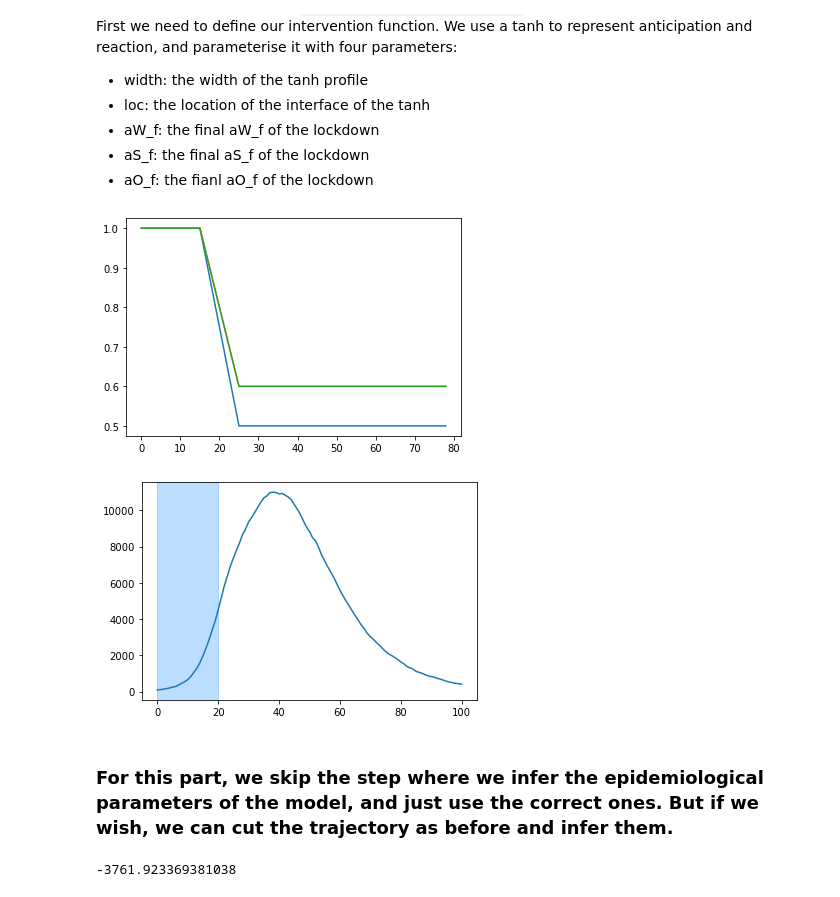
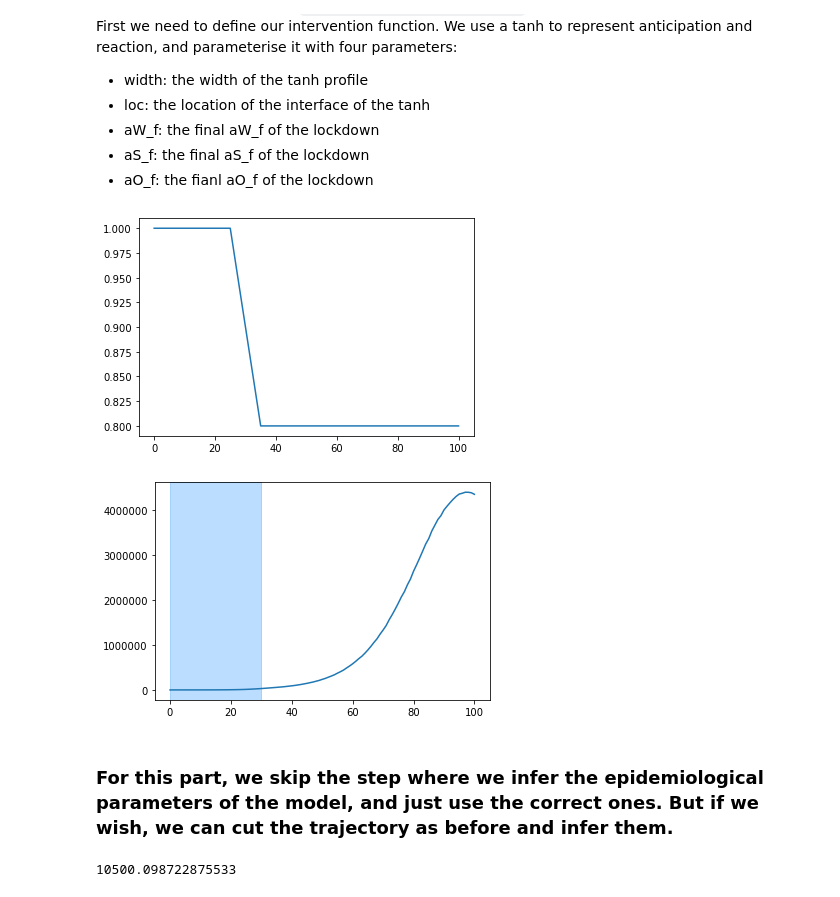
Before and after one commit to rajeshrinet/pyross, a Jupyter notebook: examples/inference/ex09_calibration_SIR.ipynb, the cells around one changed output. Drawn from its saved outputs; the diff is of its cells as text; code cells hidden in the pictures.

```diff
--- a/examples/inference/ex09_calibration_SIR.ipynb
+++ b/examples/inference/ex09_calibration_SIR.ipynb
@@ -72,18 +72,14 @@ for i in range(M):
         CW[i,j] = np.sum( CW0[i1:i1+4,j1:j1+4]  )/Ni[i]
         CS[i,j] = np.sum( CS0[i1:i1+4,j1:j1+4]  )/Ni[i]
         CO[i,j] = np.sum( CO0[i1:i1+4,j1:j1+4]  )/Ni[i]
-
-# rescale the population
-N /= 5e2
-Ni = N*fi
 # %%
 # Generate class with contact matrix for SIR model with UK contact structure
 generator = pyross.contactMatrix.ContactMatrixFunction(CH, CW, CS, CO)
 # %%
-T_intervention = 20
+T_intervention = 30
 times= [T_intervention] # temporal boundaries between different contact-behaviour
 
-aW, aS, aO = 0.5, 0.6, 0.6
+aW, aS, aO = 0.8, 0.7, 0.7
 
 # prefactors for CW, CS, CO:
 interventions = [[1.0,1.0,1.0],      # before first time
@@ -114,7 +110,7 @@ model = pyross.stochastic.SIR(parameters, M, Ni)
 
 # start simulation
 Tf=100;  Nf=Tf+1
-data=model.simulate(S_0, Ia_0, Is_0, C, Tf, Nf)
+data=model.simulate(S_0, Ia_0, Is_0, C, Tf, Nf, method='tau-leaping')
 # %%
 IC  = np.zeros((Nf))
 for i in range(M):
@@ -336,59 +336,73 @@ def approx_tanh(t, width, loc):
     fun_list = [-1, 1, lambda t: 2*(t-loc)/width]
     return np.piecewise(t, cond_list, fun_list)
 
-def intervention_fun(t, width=1, loc=0, aW_f=0, aS_f=0, aO_f=0):
+def intervention_fun(t, M, width=1, loc=0, aW_f=0, aS_f=0, aO_f=0):
     aW = (1-approx_tanh(t, width, loc))/2*(1-aW_f) + aW_f
     aS = (1-approx_tanh(t, width, loc))/2*(1-aS_f) + aS_f
     aO = (1-approx_tanh(t, width, loc))/2*(1-aO_f) + aO_f
-    return aW, aS, aO
+    aW_full = np.full((2, M), aW) # must return the full (2, M) array
+    aS_full = np.full((2, M), aS)
+    aO_full = np.full((2, M), aO)
+    return aW_full, aS_full, aO_full
 
-t = np.linspace(0, Tf, Nf)
-aW_f = 0.5
-aS_f = 0.6
-aO_f = 0.6
+aW_f = 0.8
+aS_f = 0.7
+aO_f = 0.7
+
+
+# plot aW as a function of t
 width = 10
 loc = T_intervention
-
-aW, aS, aO = intervention_fun(t, width, loc, aW_f, aS_f, aO_f)
-plt.plot(t, aW)
-plt.plot(t, aS)
-plt.plot(t, aO)
+time_points = np.linspace(0, 100, 1001)
+aW_time_series = np.empty((1001,), dtype='float')
+for (i, t) in enumerate(time_points):
+    aW_time_series[i] = intervention_fun(t, 4, width, loc, aW_f, aS_f, aO_f)[0][0, 0]
+plt.plot(time_points, aW_time_series)
 plt.show()
 # %% [output]
-[figure, old version]
+[figure, new version]
+# %%
+contactMatrix = generator.intervention_custom_temporal(intervention_fun,
+                                                       width=width, loc=loc,
+                                                       aW_f=aW_f, aS_f=aS_f, aO_f=aO_f)
+
+# initial conditions
+Is_0 = np.ones(M)*20
+Is_0[1] += 10  #make one group different
+Ia_0 = np.zeros((M))*2
+Ia_0[1] += 2
+R_0  = np.zeros((M))
+S_0  = Ni - (Ia_0 + Is_0 + R_0)
+
+# start simulation
+Tf=100;  Nf=Tf+1
+data=model.simulate(S_0, Ia_0, Is_0, contactMatrix, Tf, Nf, method='tau-leaping')
 # %%
-contactMatrix = generator.intervention_custom_temporal(intervention_fun,
-                                                       width=width, loc=loc,
-                                                       aW_f=aW_f, aS_f=aS_f, aO_f=aO_f)
-
-# start simulation
-Tf=100;  Nf=Tf+1
-data=model.simulate(S_0, Ia_0, Is_0, contactMatrix, Tf, Nf)
-
 # plot simulation
 IC  = np.zeros((Nf))
 for i in range(M):
         IC += data['X'][:,2*M+i]
 t = data['t']
 plt.plot(t, IC)
 plt.axvspan(0, T_intervention,
            label='Pre intervention',
            alpha=0.3, color='dodgerblue')
 plt.show()
 # %% [output]
-[figure, old version]
+[figure, new version]
 # %% [markdown]
 ### For this part, we skip the step where we infer the epidemiological parameters of the model, and just use the correct ones. But if we wish, we can cut the trajectory as before and infer them.
 # %%
-x = data['X']/N
-x = x[:40]
+x = data['X'].astype('float')
+x = x[:60]
 Nf = x.shape[0]
 Tf = Nf-1
 
 
 # compute -log_p
-logp = estimator.obtain_minus_log_p(parameters, x, Tf, Nf, contactMatrix)
+estimator = pyross.inference.SIR(parameters, M, Ni)
+logp = estimator.obtain_minus_log_p(parameters, x, Tf, contactMatrix)
 print(logp)
 # %% [output]
--3761.923369381038
+10500.098722875533
 # %%
```
Also changed, not shown: parts of 11 cells of this notebook, 7 other files.
